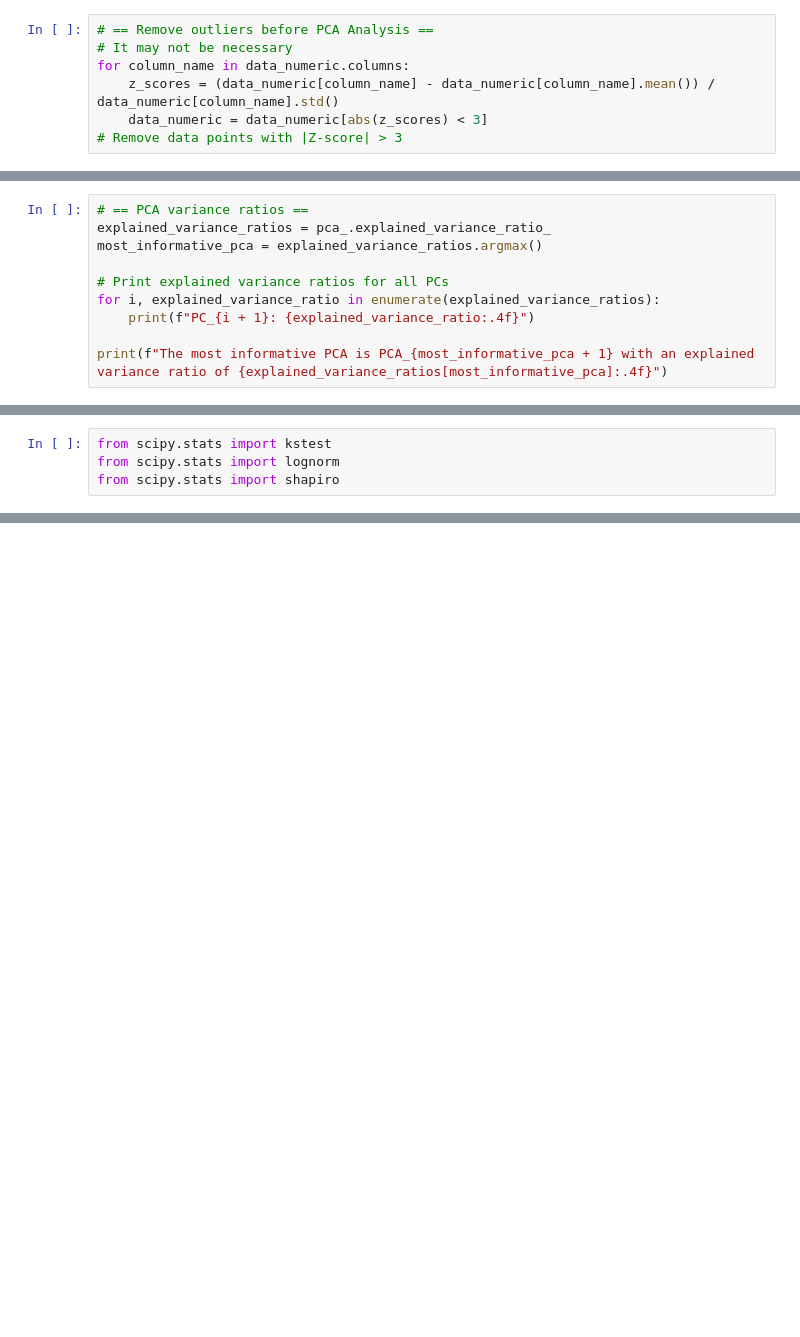
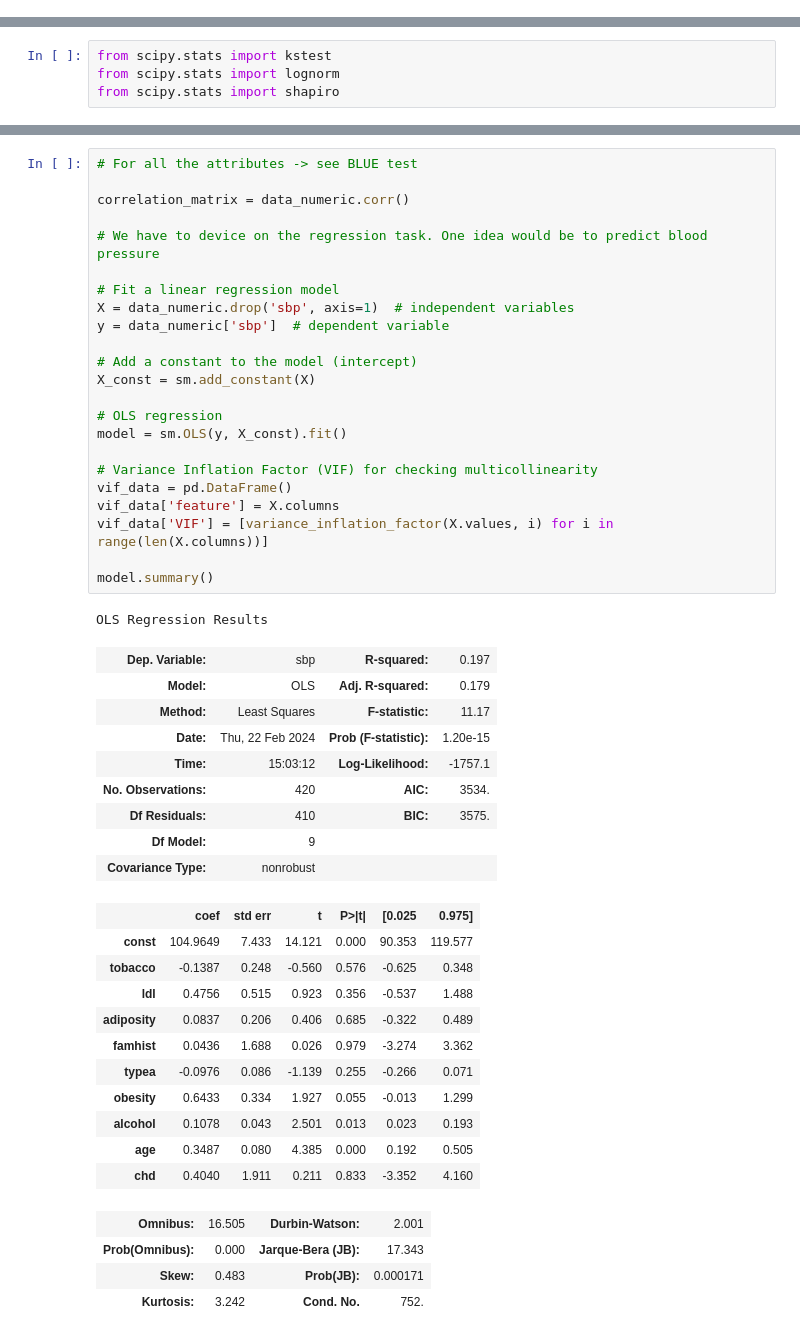
Before and after one commit to Mirtia/02450-Introduction-To-ML-DM, a Jupyter notebook: analysis.ipynb, the cells around one changed output, grey strips where cells are left out. Cells and saved outputs as stored; diff of their text form; blank space fills up the shorter version.

Commit message:
split ipynb to pca and general analysis

```diff
--- a/analysis.ipynb
+++ b/analysis.ipynb
@@ -265,7 +278,0 @@ import pca
-# %%
-# == Remove outliers before PCA Analysis ==
-# It may not be necessary
-for column_name in data_numeric.columns:
-    z_scores = (data_numeric[column_name] - data_numeric[column_name].mean()) / data_numeric[column_name].std()
-    data_numeric = data_numeric[abs(z_scores) < 3]
-# Remove data points with |Z-score| > 3
@@ -308,10 +278,0 @@ plot_PCA_directions(data_numeric=data_normalized, numbers=numbers)
-# %%
-# == PCA variance ratios ==
-explained_variance_ratios = pca_.explained_variance_ratio_
-most_informative_pca = explained_variance_ratios.argmax()
-
-# Print explained variance ratios for all PCs
-for i, explained_variance_ratio in enumerate(explained_variance_ratios):
-    print(f"PC_{i + 1}: {explained_variance_ratio:.4f}")
-
-print(f"The most informative PCA is PCA_{most_informative_pca + 1} with an explained variance ratio of {explained_variance_ratios[most_informative_pca]:.4f}")
@@ -398,0 +344,49 @@ print(latex_table)
+# %%
+# For all the attributes -> see BLUE test
+
+correlation_matrix = data_numeric.corr()
+
+# We have to device on the regression task. One idea would be to predict blood pressure
+
+# Fit a linear regression model
+X = data_numeric.drop('sbp', axis=1)  # independent variables
+y = data_numeric['sbp']  # dependent variable
+
+# Add a constant to the model (intercept)
+X_const = sm.add_constant(X)
+
+# OLS regression
+model = sm.OLS(y, X_const).fit()
+
+# Variance Inflation Factor (VIF) for checking multicollinearity
+vif_data = pd.DataFrame()
+vif_data['feature'] = X.columns
+vif_data['VIF'] = [variance_inflation_factor(X.values, i) for i in range(len(X.columns))]
+
+model.summary()
+# %% [output]
+OLS Regression Results
+| Dep. Variable: | sbp | R-squared: | 0.197 |
+| Model: | OLS | Adj. R-squared: | 0.179 |
+| Method: | Least Squares | F-statistic: | 11.17 |
+| Date: | Thu, 22 Feb 2024 | Prob (F-statistic): | 1.20e-15 |
+| Time: | 15:03:12 | Log-Likelihood: | -1757.1 |
+| No. Observations: | 420 | AIC: | 3534. |
+| Df Residuals: | 410 | BIC: | 3575. |
+| Df Model: | 9 |  |  |
+| Covariance Type: | nonrobust |  |  |
+|  | coef | std err | t | P>|t| | [0.025 | 0.975] |
+| const | 104.9649 | 7.433 | 14.121 | 0.000 | 90.353 | 119.577 |
+| tobacco | -0.1387 | 0.248 | -0.560 | 0.576 | -0.625 | 0.348 |
+| ldl | 0.4756 | 0.515 | 0.923 | 0.356 | -0.537 | 1.488 |
+| adiposity | 0.0837 | 0.206 | 0.406 | 0.685 | -0.322 | 0.489 |
+| famhist | 0.0436 | 1.688 | 0.026 | 0.979 | -3.274 | 3.362 |
+| typea | -0.0976 | 0.086 | -1.139 | 0.255 | -0.266 | 0.071 |
+| obesity | 0.6433 | 0.334 | 1.927 | 0.055 | -0.013 | 1.299 |
+| alcohol | 0.1078 | 0.043 | 2.501 | 0.013 | 0.023 | 0.193 |
+| age | 0.3487 | 0.080 | 4.385 | 0.000 | 0.192 | 0.505 |
+| chd | 0.4040 | 1.911 | 0.211 | 0.833 | -3.352 | 4.160 |
+| Omnibus: | 16.505 | Durbin-Watson: | 2.001 |
+| Prob(Omnibus): | 0.000 | Jarque-Bera (JB): | 17.343 |
+| Skew: | 0.483 | Prob(JB): | 0.000171 |
+| Kurtosis: | 3.242 | Cond. No. | 752. |
```
Also changed, not shown: parts of 19 cells of this notebook, 11 other files.
